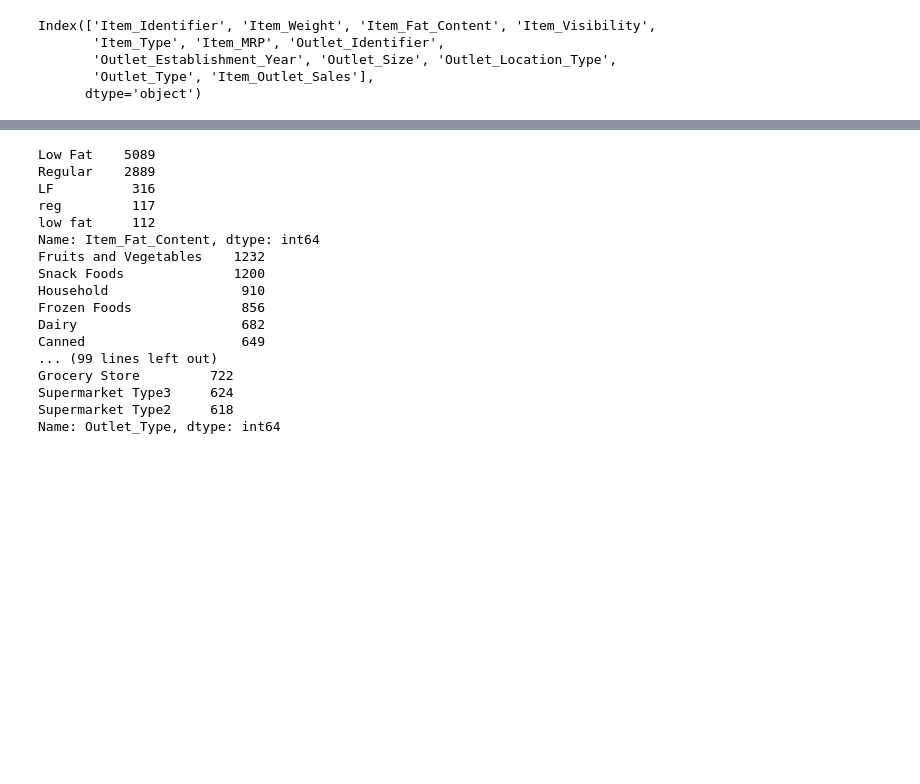
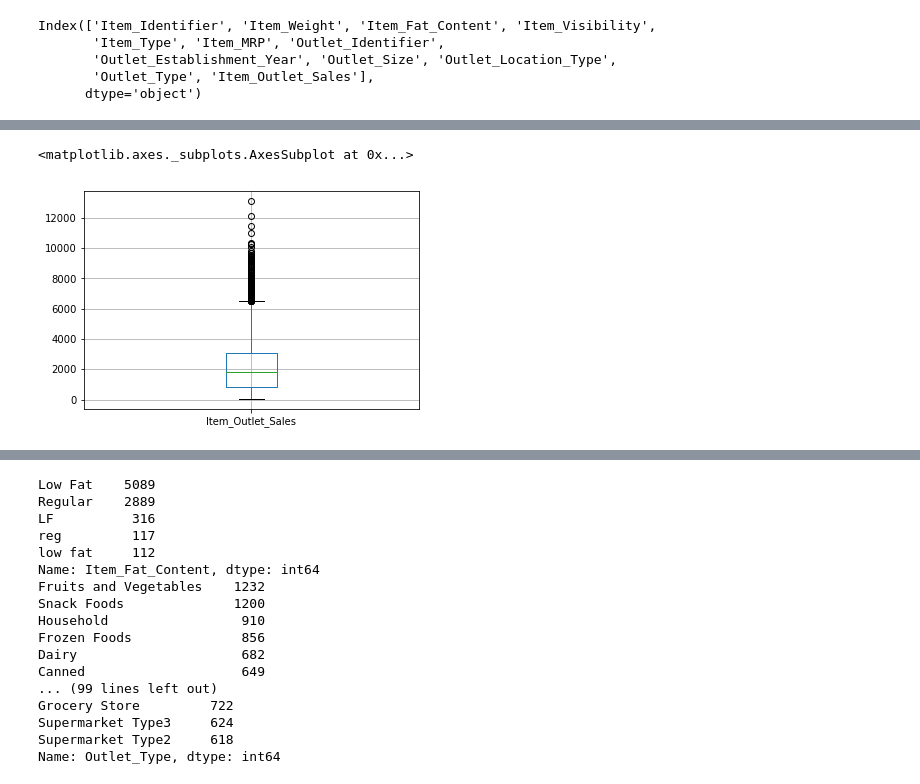
Before and after one commit to ankur0692/jupyter-projects, a Jupyter notebook: BigMart.ipynb, the cells around one changed output, grey strips where cells are left out. Saved outputs shown, nothing was run; the diff lists cells and outputs as text; code cells hidden in the pictures; blank space fills up the shorter version.

```diff
--- a/BigMart.ipynb
+++ b/BigMart.ipynb
@@ -73,0 +113,5 @@ X_test = test[['Item_Identifier', 'Item_Weight', 'Item_Fat_Content', 'Item_Visib
+# %%
+train.boxplot('Item_Outlet_Sales')
+# %% [output]
+<matplotlib.axes._subplots.AxesSubplot at 0x...>
+[figure, added]
```
Also changed, not shown: parts of 9 cells of this notebook.
